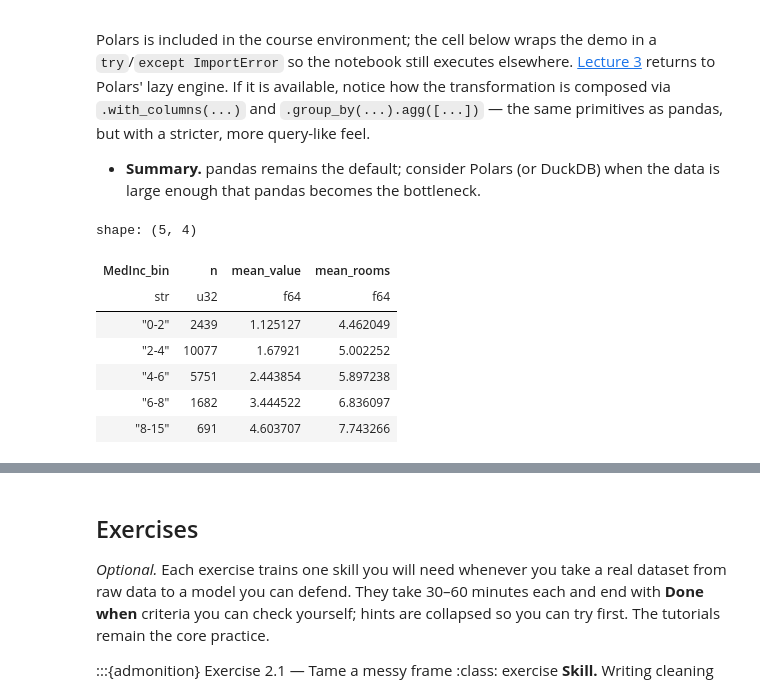
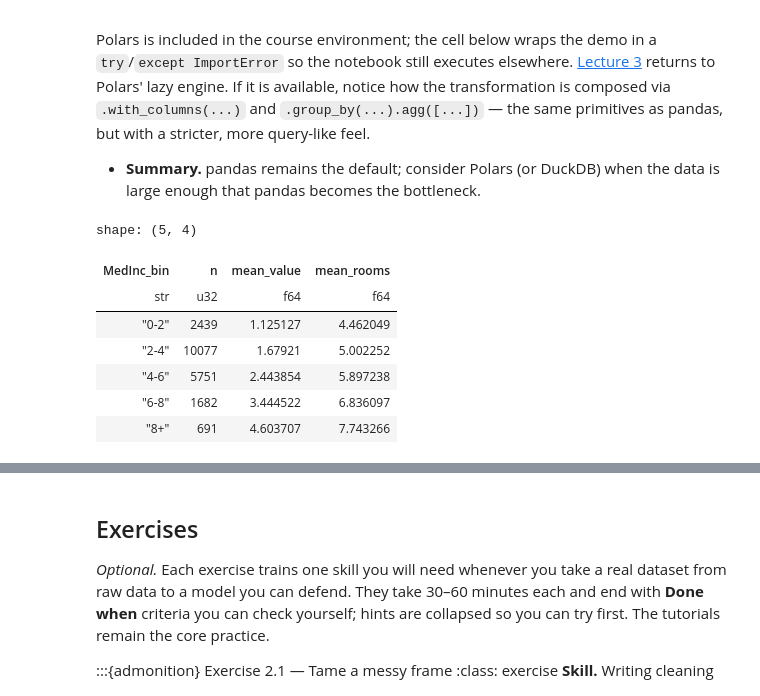
Before and after one commit to cambridge-FDS/fun_ds, a Jupyter notebook: docs/lectures/lecture_2.ipynb, the cells around one changed output, grey strips where cells are left out. Cells and saved outputs as stored; diff of their text form; code cells hidden in the pictures.

```diff
--- a/docs/lectures/lecture_2.ipynb
+++ b/docs/lectures/lecture_2.ipynb
@@ -613,35 +669,35 @@ try:
                 .then(pl.lit("2-4"))
                 .when(pl.col("MedInc") < 6)
                 .then(pl.lit("4-6"))
                 .when(pl.col("MedInc") < 8)
                 .then(pl.lit("6-8"))
-                .otherwise(pl.lit("8-15"))
+                .otherwise(pl.lit("8+"))
                 .alias("MedInc_bin")
             ]
         )
         .group_by("MedInc_bin")
         .agg(
             [
                 pl.len().alias("n"),
                 pl.mean("MedHouseVal").alias("mean_value"),
                 pl.mean("AveRooms").alias("mean_rooms"),
             ]
         )
         .sort("MedInc_bin")
     )
     display(out)
 except ImportError:  # only skip if Polars is missing; real errors should surface
     print("Polars not available; skipping optional demo.")
     print("polars is part of the course environment: run `pixi install`.")
 # %% [output]
 shape: (5, 4)
 | MedInc_bin | n | mean_value | mean_rooms |
 | str | u32 | f64 | f64 |
 | "0-2" | 2439 | 1.125127 | 4.462049 |
 | "2-4" | 10077 | 1.67921 | 5.002252 |
 | "4-6" | 5751 | 2.443854 | 5.897238 |
 | "6-8" | 1682 | 3.444522 | 6.836097 |
-| "8-15" | 691 | 4.603707 | 7.743266 |
+| "8+" | 691 | 4.603707 | 7.743266 |
 # %% [markdown]
 ## Data formats: CSV vs Parquet
 
```
Also changed, not shown: parts of 18 cells of this notebook, 35 other files.
